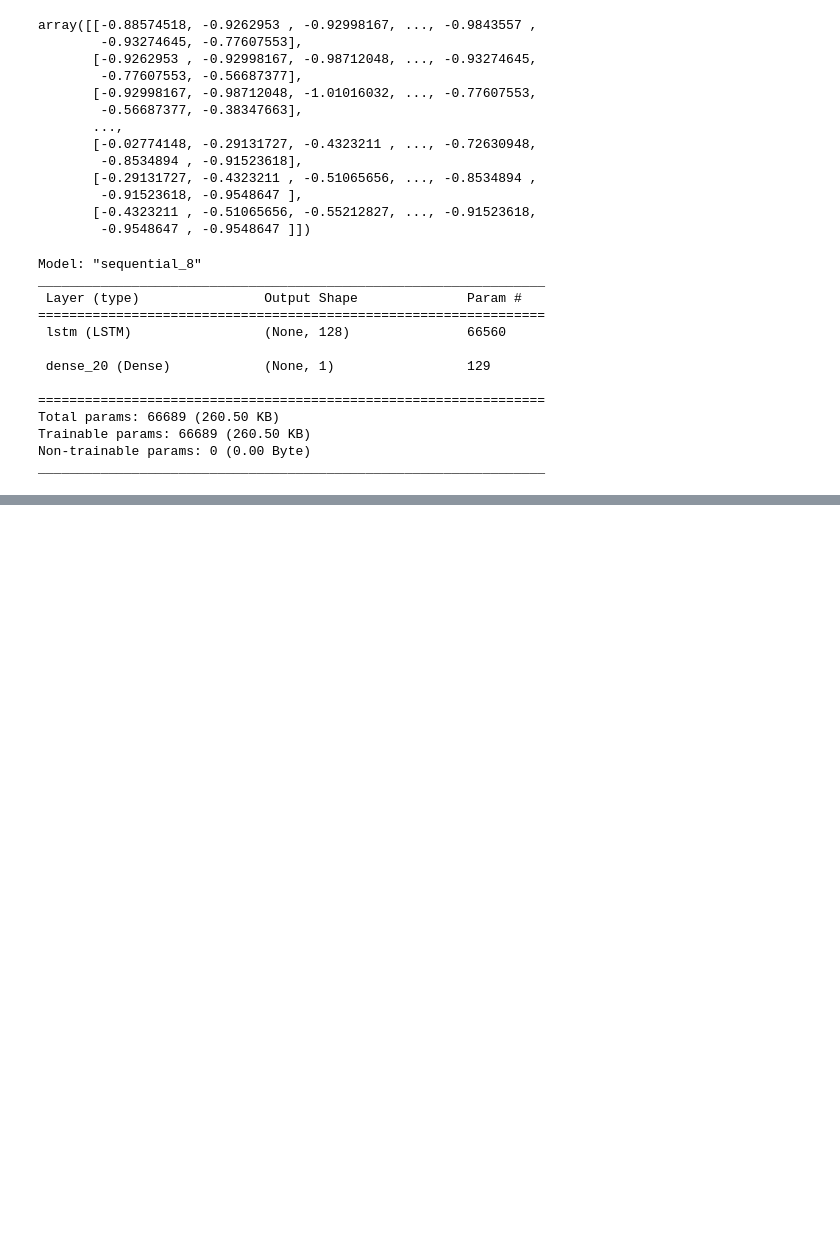
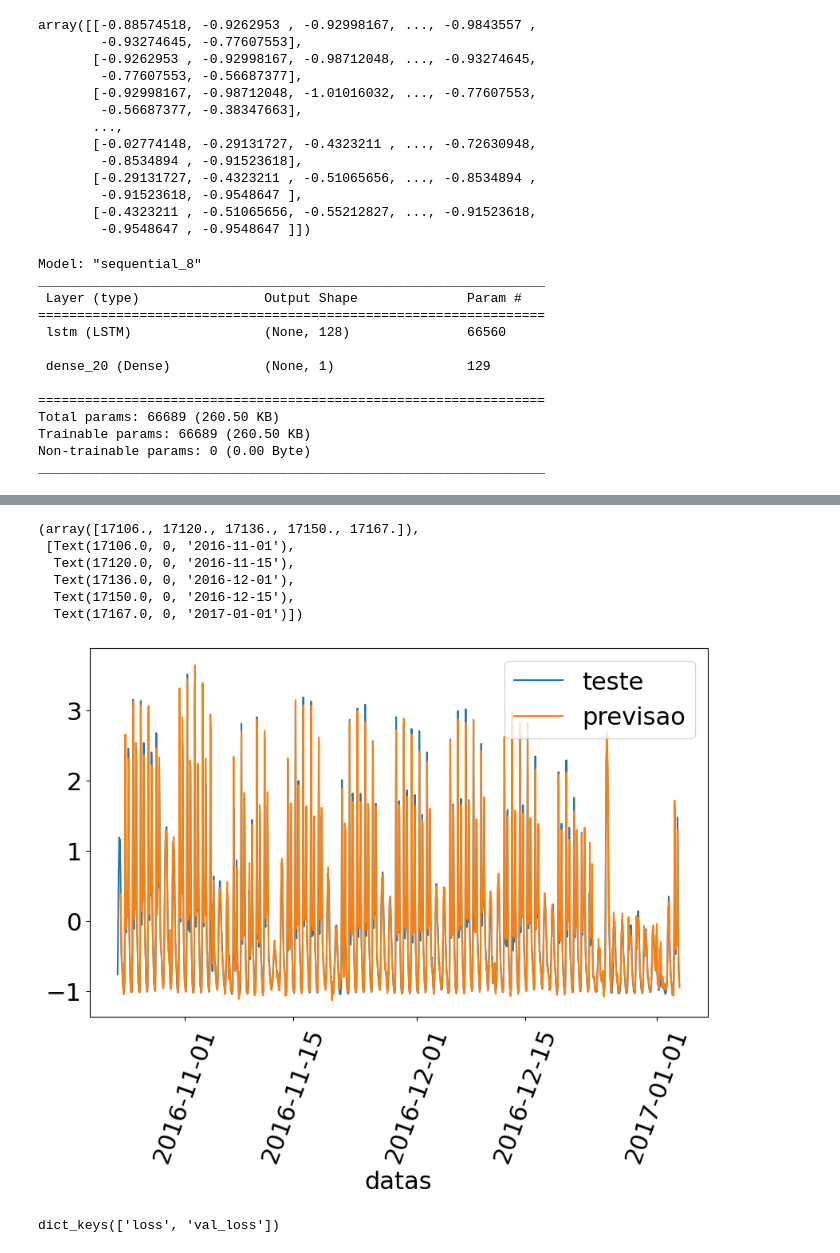
Before and after one commit to mateusopaiva/deep-learning-previsao-keras, a Jupyter notebook: Deep_Learning_previsão_com_Keras.ipynb, the cells around one changed output, grey strips where cells are left out. Saved outputs shown, nothing was run; the diff lists cells and outputs as text; code cells hidden in the pictures; blank space fills up the shorter version.

```diff
--- a/Deep_Learning_previsão_com_Keras.ipynb
+++ b/Deep_Learning_previsão_com_Keras.ipynb
@@ -475,0 +533,5 @@ _________________________________________________________________
+# %%
+recorrente_g.add(GRU(128, input_shape=(x_treino_novo.shape[1], x_treino_novo.shape[2])))
+recorrente_g.add(Dense(units=1))
+# %%
+recorrente_g.compile(loss='mean_squared_error', optimizer='RMSProp')
@@ -475,0 +570,2 @@ _________________________________________________________________
+# %%
+resultado2 = recorrente_g.fit(x_treino_novo, y_treino_novo, validation_data=(x_teste_novo, y_teste_novo), epochs=100)
@@ -475,0 +590,2 @@ _________________________________________________________________
+# %%
+y_predito2 = recorrente_g.predict(x_teste_novo)
@@ -475,0 +594,16 @@ _________________________________________________________________
+# %%
+sns.lineplot(x='datas', y=y_teste[:, 0], data=bike[tamanho_treino:len(bike)], label='teste')
+sns.lineplot(x='datas', y=y_predito2[:, 0], data=bike[tamanho_treino+10:len(bike)], label='previsao')
+plt.xticks(rotation=70)
+# %% [output]
+(array([17106., 17120., 17136., 17150., 17167.]),
+ [Text(17106.0, 0, '2016-11-01'),
+  Text(17120.0, 0, '2016-11-15'),
+  Text(17136.0, 0, '2016-12-01'),
+  Text(17150.0, 0, '2016-12-15'),
+  Text(17167.0, 0, '2017-01-01')])
+[figure, added]
+# %%
+print(resultado2.history.keys())
+# %% [output]
+dict_keys(['loss', 'val_loss'])
```
Also changed, not shown: parts of 13 cells of this notebook.
